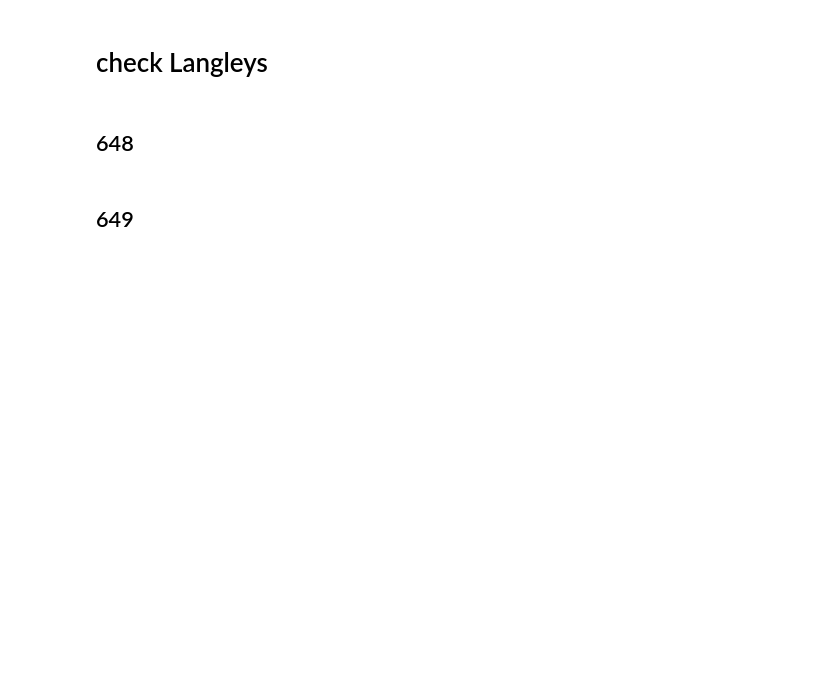
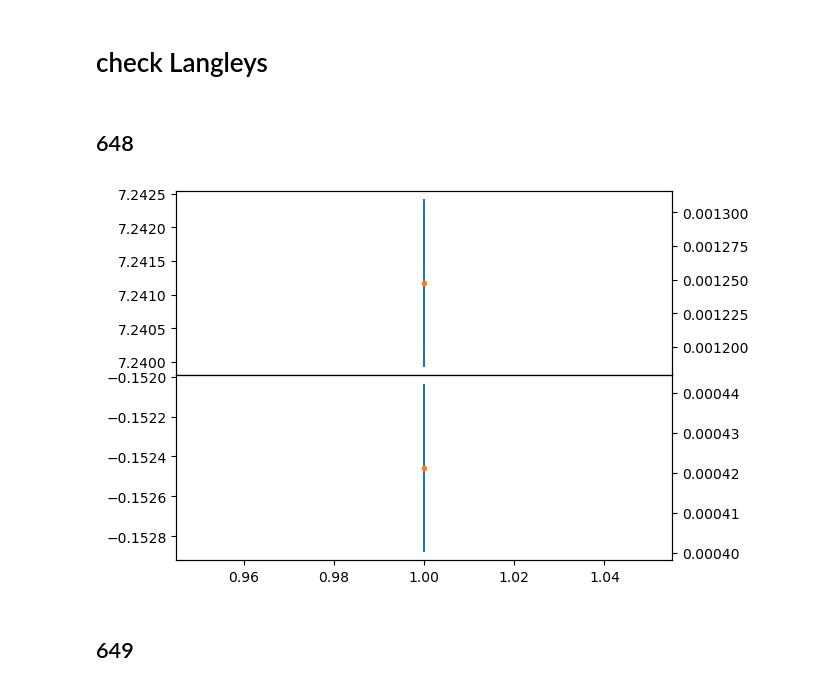
Before and after one commit to HagenTelg/cmpaign_2025_PMOD, a Jupyter notebook: langleys.ipynb, the cells around one changed output. Cells and saved outputs as stored; diff of their text form; code cells hidden in the pictures; blank space fills up the shorter version.

```diff
--- a/langleys.ipynb
+++ b/langleys.ipynb
@@ -5,13 +11,15 @@ import atmPy.radiation.retrievals.langley_calibration as atmlc
 # %% [markdown]
 ## 648
 # %%
-p2fld = pl.Path('/nfs/grad/Inst/MFR/Campaign/frc/2025/mfrsr/648.langleys/v0.1/')
+p2fld = pl.Path('/nfs/grad/Inst/MFR/Campaign/frc/2025/mfrsr/648.langleys/v0.2/')
 
 lt = atmlc.open_langleys(p2fld)
 
 lt.plot_ranked(wl = 500)
 
-lt.V0_simple
+lt_pre_648 = lt
+# %% [output]
+[figure, added]
 # %% [markdown]
 ## 649
 # %%
```
Also changed, not shown: parts of 179 cells of this notebook, 7 other files.
